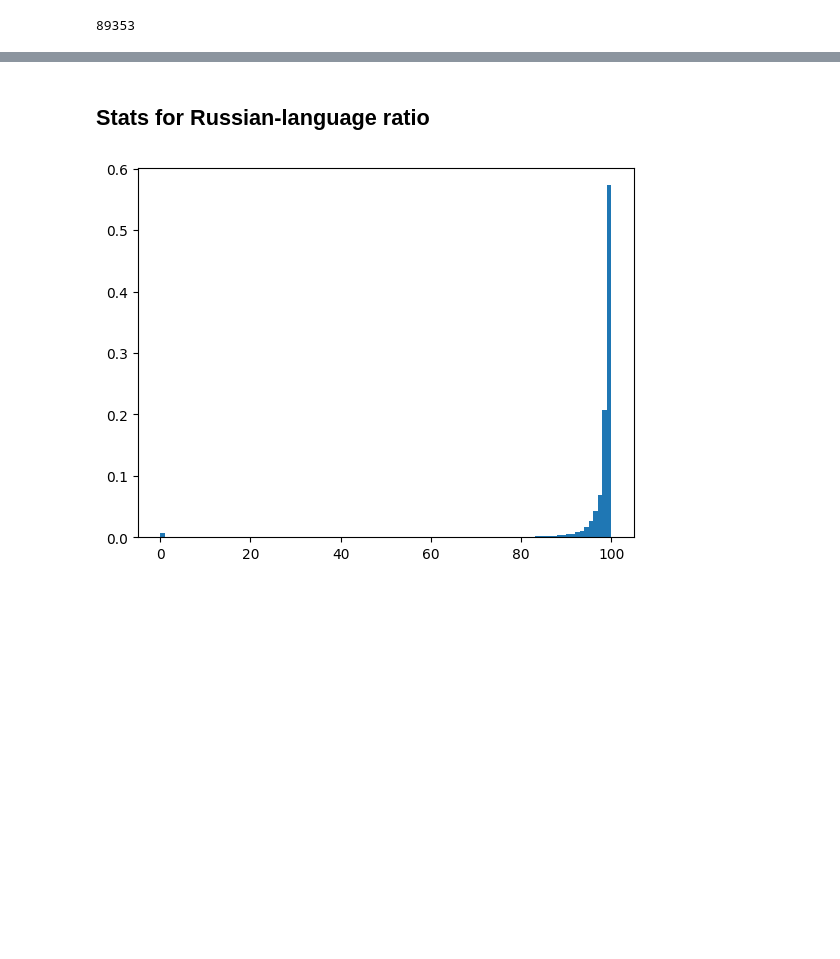
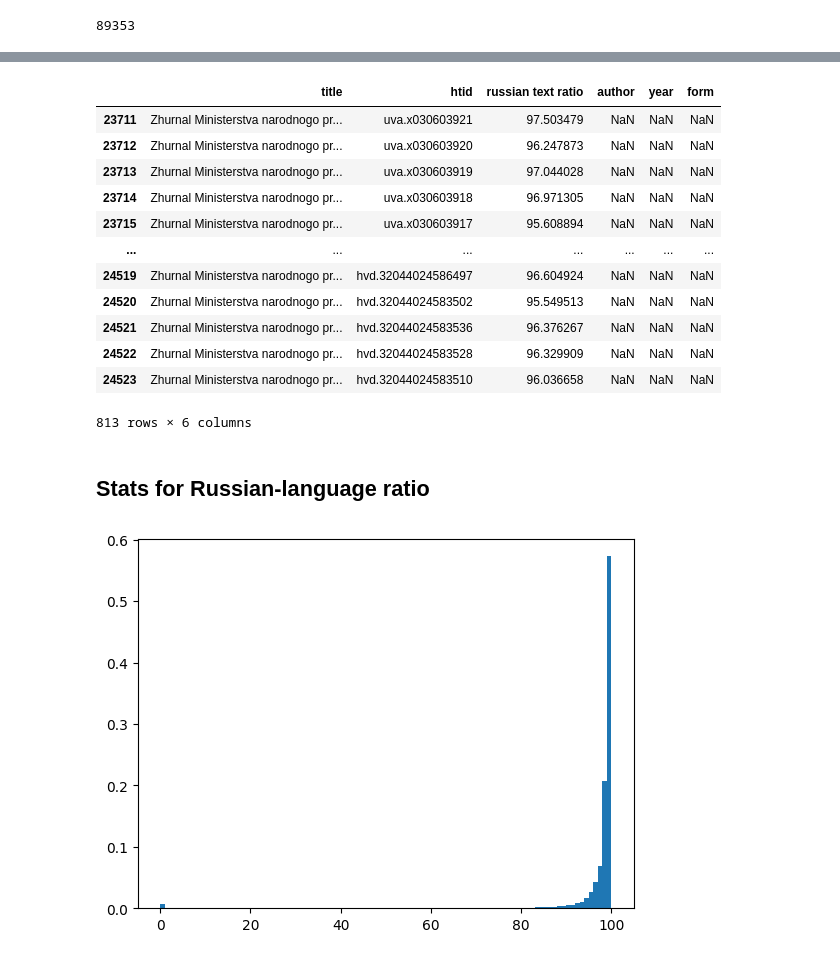
Before and after one commit to comp-int-hum/russian-semantics, a Jupyter notebook: scripts/step_1_filtering/metadata_analysis.ipynb, the cells around one changed output, grey strips where cells are left out. Drawn from its saved outputs; the diff is of its cells as text; code cells hidden in the pictures; blank space fills up the shorter version.

```diff
--- a/scripts/step_1_filtering/metadata_analysis.ipynb
+++ b/scripts/step_1_filtering/metadata_analysis.ipynb
@@ -24,3 +67,19 @@ len(metadata_df)
+# %%
+metadata_df[metadata_df['title'] == 'Zhurnal Ministerstva narodnogo prosvi͡eshchenii͡a.']
+# %% [output]
+|  | title | htid | russian text ratio | author | year | form |
+| 23711 | Zhurnal Ministerstva narodnogo pr... | uva.x030603921 | 97.503479 | NaN | NaN | NaN |
+| 23712 | Zhurnal Ministerstva narodnogo pr... | uva.x030603920 | 96.247873 | NaN | NaN | NaN |
+| 23713 | Zhurnal Ministerstva narodnogo pr... | uva.x030603919 | 97.044028 | NaN | NaN | NaN |
+| 23714 | Zhurnal Ministerstva narodnogo pr... | uva.x030603918 | 96.971305 | NaN | NaN | NaN |
+| 23715 | Zhurnal Ministerstva narodnogo pr... | uva.x030603917 | 95.608894 | NaN | NaN | NaN |
+| ... | ... | ... | ... | ... | ... | ... |
+| 24519 | Zhurnal Ministerstva narodnogo pr... | hvd.32044024586497 | 96.604924 | NaN | NaN | NaN |
+| 24520 | Zhurnal Ministerstva narodnogo pr... | hvd.32044024583502 | 95.549513 | NaN | NaN | NaN |
+| 24521 | Zhurnal Ministerstva narodnogo pr... | hvd.32044024583536 | 96.376267 | NaN | NaN | NaN |
+| 24522 | Zhurnal Ministerstva narodnogo pr... | hvd.32044024583528 | 96.329909 | NaN | NaN | NaN |
+| 24523 | Zhurnal Ministerstva narodnogo pr... | hvd.32044024583510 | 96.036658 | NaN | NaN | NaN |
+813 rows × 6 columns
 # %% [markdown]
 ## Stats for Russian-language ratio
 # %%
```
Also changed, not shown: parts of 4 cells of this notebook, 3 other files.
